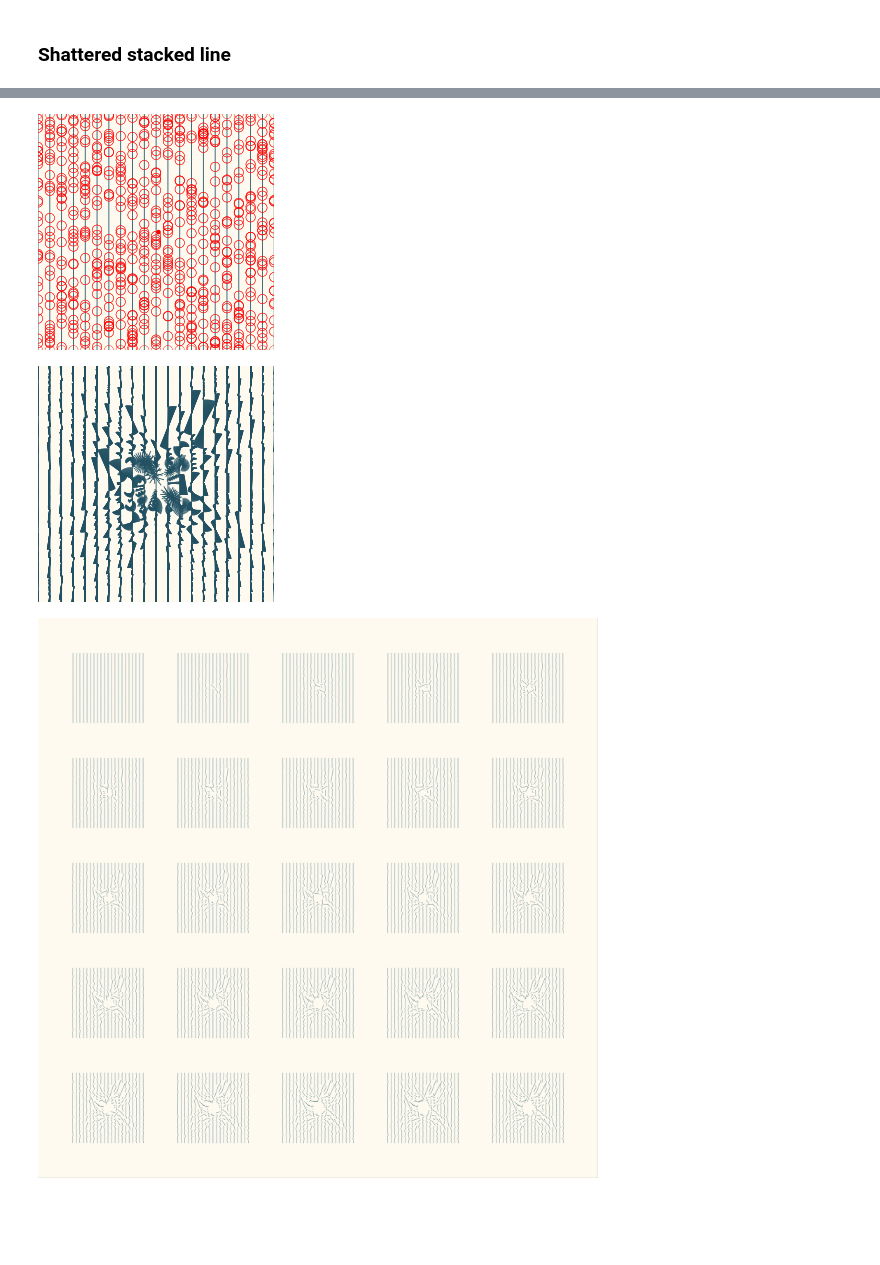
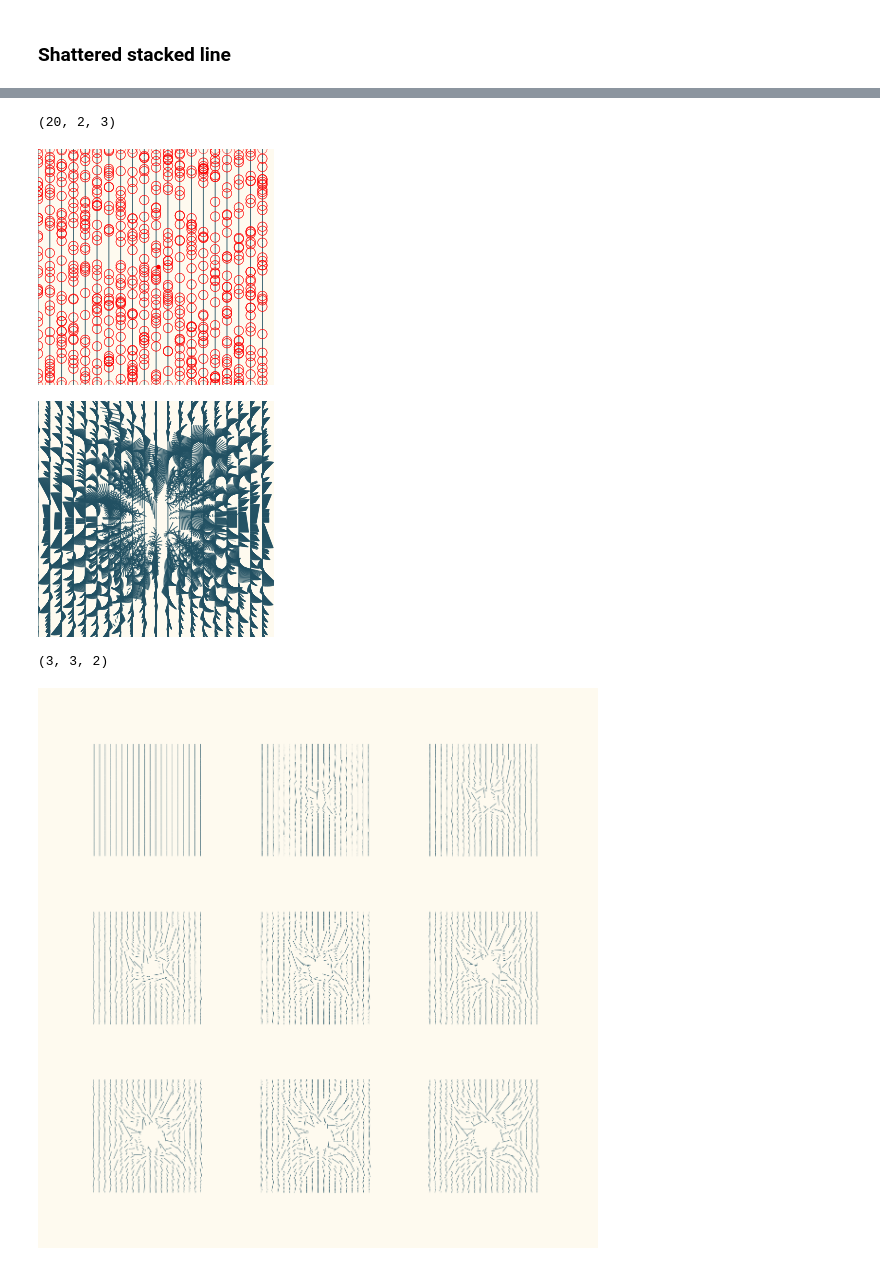
Before and after one commit to leobrowning92/lineart, a Jupyter notebook: notebooks/2022-05-17_shattered_tiles_iteration.ipynb, the cells around one changed output, grey strips where cells are left out. Cells and saved outputs as stored; diff of their text form; code cells hidden in the pictures; blank space fills up the shorter version.

Commit message:
shattered lines working

```diff
--- a/notebooks/2022-05-17_shattered_tiles_iteration.ipynb
+++ b/notebooks/2022-05-17_shattered_tiles_iteration.ipynb
@@ -46,5 +43,5 @@ Image(page.image(kind="rgba", ppi=60).png())
 # %%
-tiled_page = draw.setup_tiled_page(n_cols=5,n_rows=5)
+tiled_page, origins = draw.setup_tiled_page(n_tiles=(5,5),tile_size=(100,100))
 ec = e_split.copy()
 for i,j in itertools.product(range(5), repeat=2):
 
@@ -52,9 +49,10 @@ for i,j in itertools.product(range(5), repeat=2):
             ec.edges,
             j,
             i,
-            tile_size=100,
             page=tiled_page,
+            origins=origins,
             v=False
+
         )
         ec.step(1)
 Image(tiled_page.image(kind="rgba", ppi=60).png())
@@ -63,9 +61,8 @@ Image(tiled_page.image(kind="rgba", ppi=60).png())
 # %% [markdown]
 ### Shattered stacked line
 # %%
-params = dict(n_lines = 21, np_seed=42)
-np.random.seed(params["np_seed"])
-edges = np.array([[[x*5,0,0],[x*5,100,0]] for x in range(0,params["n_lines"])])
+np.random.seed(42)
+edges = np.array([[[x*5,0,0],[x*5,100,0]] for x in range(0,20)])
 
 e_prime = EdgeCollection(edges)
 page = draw.quick_draw_edges(e_prime.edges, v=True)
@@ -75,17 +72,19 @@ Image(page.image(kind="rgba", ppi=60).png())
+# %%
+e_prime.edges.shape
+# %% [output]
+(20, 2, 3)
 # %%
-push_params = dict(point=[51,50, 0], force=10, lin_scale=100, rot_scale=1)
-params = params | dict(n_splits=30, push_params=push_params)
 
-e_split = EdgeCollection(transform.rand_split_edge(e_prime.edges[0],params["n_splits"]))
+e_split = EdgeCollection(transform.rand_split_edge(e_prime.edges[0],n_splits=30))
 for e in e_prime.edges[1:]:
-    e_split = e_split.combine(EdgeCollection(transform.rand_split_edge(e,params["n_splits"])))
+    e_split = e_split.combine(EdgeCollection(transform.rand_split_edge(e ,n_splits=30)))
 
-transform.point_push(e_split, push_params["force"],  np.array([push_params["point"]]), lin_scale =push_params["lin_scale"], rot_scale=push_params["rot_scale"])
+transform.point_push(e_split, force=50,  origin=np.array([[51,50, 0]]), lin_scale = 100, rot_scale=1)
 page = draw.quick_draw_edges(e_split.edges, v=True)
-page.place(style.full_red.circle(*push_params["point"][:2], 1))
+page.place(style.full_red.circle(*[51,50, 0][:2], 1))
 Image(page.image(kind="rgba", ppi=60).png())
 # %% [output]
-[figure, old version]
+[figure, new version]
 # %%
 
 ec = e_split.copy()
@@ -97,28 +96,24 @@ for i in range (25):
 
 Image(page.image(kind="rgba", ppi=60).png())
 # %% [output]
-[figure, old version]
+[figure, new version]
+# %%
+tile_origins.shape
+# %% [output]
+(3, 3, 2)
 # %%
-tiling_params = dict(
-    tile_size = (100, 100),
-    n_tiles= (5,5),
-    gap = (50,50),
-)
-params["tiling_params"] = tiling_params
-
-tiled_page, tile_origins = draw.setup_tiled_page(**tiling_params)
+tiled_page, tile_origins = draw.setup_tiled_page(tile_size = (100, 100), n_tiles= (3,3), gap = (50,50))
 ec = e_split.copy()
-for i,j in itertools.product(range(tiling_params["n_tiles"][0]),range(tiling_params["n_tiles"][1])):
-
+for i,j in itertools.product(range(3), range(3)):
         draw.draw_edges_on_tile(
             ec.edges,
             j,
             i,
             page=tiled_page,
             origins=tile_origins,
             v=False
         )
         ec.step()
-draw.page_save_iteration(tiled_page, name="shattered_verticals", show=True, **params)
+draw.page_save_iteration(tiled_page, name="shattered_verticals", show=True)
 # %% [output]
-[figure, old version]
+[figure, new version]
```
Also changed, not shown: parts of 5 cells of this notebook, 6 other files.
